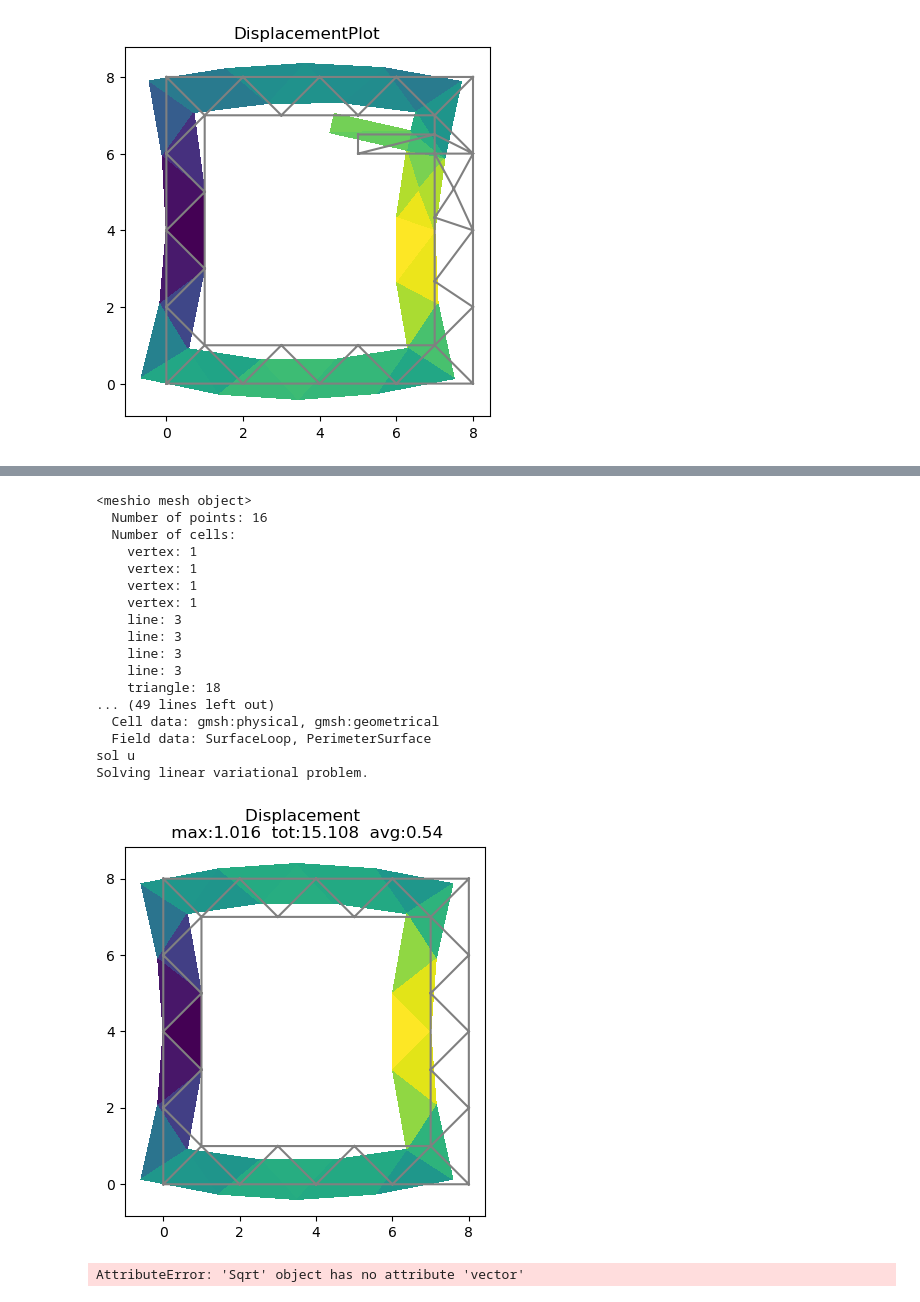
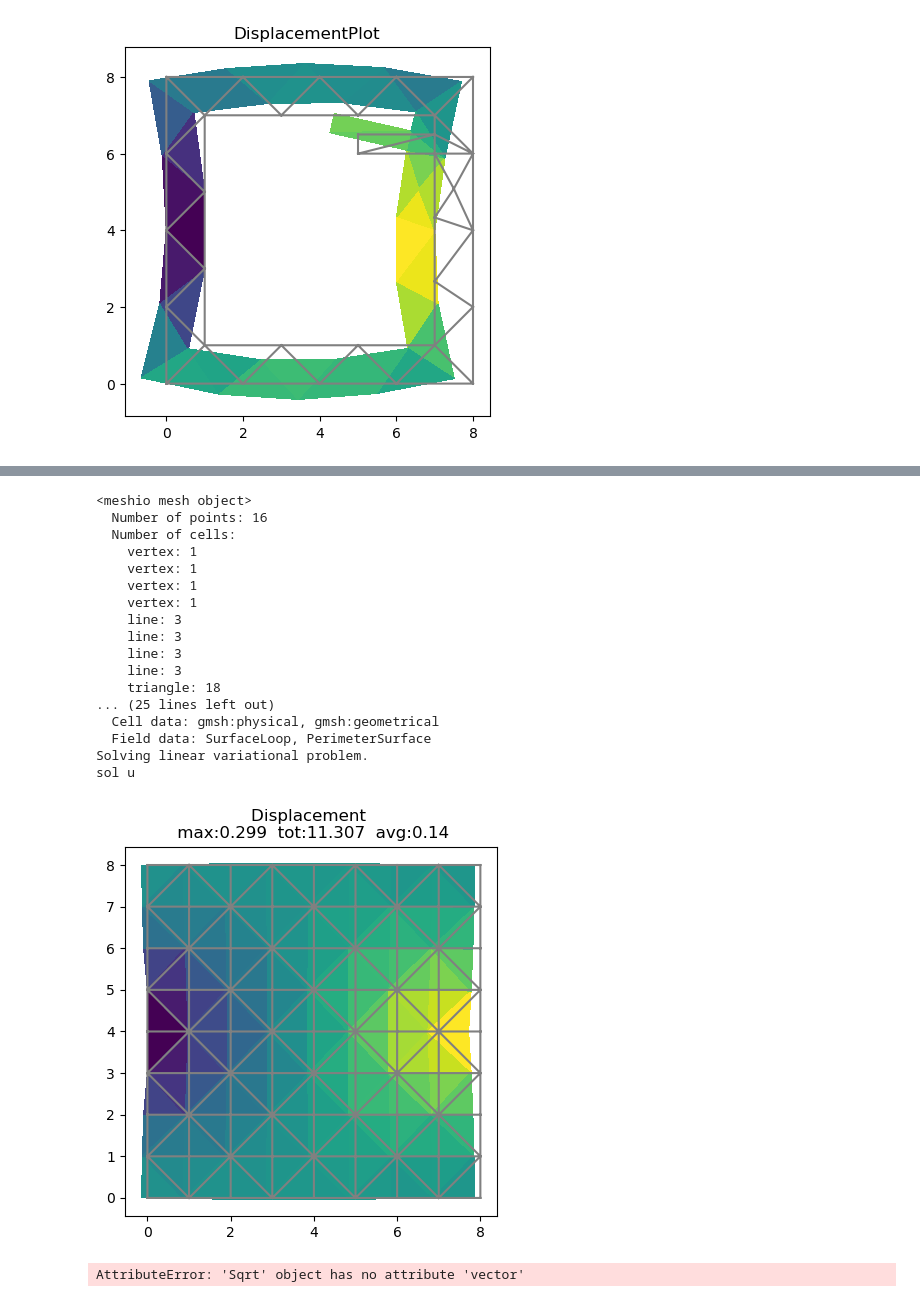
Before and after one commit to grohalex/Project2023, a Jupyter notebook: smallSquareMesh.ipynb, the cells around one changed output, grey strips where cells are left out. Cells and saved outputs as stored; diff of their text form; code cells hidden in the pictures.

Commit message:
fenics and gmsh - adjusted boundary conditions (delta)

```diff
--- a/smallSquareMesh.ipynb
+++ b/smallSquareMesh.ipynb
@@ -1377,8 +1377,8 @@ num_el = len(infill_connect)               # number of infill elements
 # --- GMSH -----------------------------------
 # creating a modifiable interior in gmsh based on the infill mesh
 infill_vec = np.random.randint(0, 2, size=num_el)  # vector of 1's and 0's if element is included
-#infill_vec = np.ones(18)
-infill_vec = np.zeros(18)
+infill_vec = np.ones(18)
+#infill_vec = np.zeros(18)
 #infill_vec = [1,1,1,1,0,0,0,0,1,1,0,0,0,0,0,0,0,0]
 #infill_vec = [0,0,0,0,0,0,0,0,1,1,0,0,0,0,0,0,0,0]
 size = 8  # physical dimension of the side
@@ -1537,26 +1537,27 @@ mu = 1
 V = VectorFunctionSpace(mesh, 'P', degree)
 
 # Define boundary conditions
-tol = 1.5
+tol = 1
 
 
 def clamped_middle(x, on_boundary): # beam is only fixed in the middle
     #return on_boundary and near(x[0], 0, tol) and near(x[1], 20, tol)#x[0] < tol
-    return on_boundary and near(x[0], 0, tol) and near(x[1], 4, tol)#x[0] < tol
+    return on_boundary and near(x[0], 0 + 0.5, tol) and near(x[1], 4, tol)#x[0] < tol
 
 
 def force_in_middle(x, on_boundary):
-    return on_boundary and near(x[0], 8, tol) and near(x[1], 4, tol)
+    return on_boundary and near(x[0], 8 - 0.5, tol) and near(x[1], 4, tol)
 
 
 # https://fenicsproject.discourse.group/t/transitioning-from-mesh-xml-to-mesh-xdmf-from-dolfin-convert-to-meshio/412/93
 
 # Boundary conditions
-bc1 = DirichletBC(V, Constant((-1, 0)), force_in_middle)
+#bc1 = DirichletBC(V, Constant((-1, 0)), force_in_middle)
 bc2 = DirichletBC(V, Constant((0, 0)), clamped_middle)
 
 # Combine dirichlet boundary conditions
-bcs = [bc1, bc2]
+#bcs = [bc1, bc2]
+bcs = [bc2]
 
 # Define strain and stress
 def epsilon(u):  # strain
@@ -1567,6 +1568,20 @@ def epsilon(u):  # strain
 def sigma(u):  # stress
     return lambda_*nabla_div(u)*Identity(d) + 2*mu*epsilon(u)
 
+class Delta(UserExpression):
+    def __init__(self, eps, x0, **kwargs):
+        self.eps = eps
+        self.x0 = x0
+        UserExpression.__init__(self, **kwargs)
+    def eval(self, values, x):
+        eps = self.eps
+        values[0] = eps/pi/(np.linalg.norm(x-self.x0)**2 + eps**2)
+        values[1] = 0
+
+    def value_shape(self): return (2, )
+
+delta = Delta(eps=1E-4, x0=np.array([7.5, 4]), degree=5)
+
 
 # Define variational problem
 u = TrialFunction(V)
@@ -1575,7 +1590,7 @@ v = TestFunction(V)
 f = Constant((0, 0))
 T = Constant((0, 0))
 a = inner(sigma(u), epsilon(v)) * dx
-L = dot(f, v) * dx + dot(T, v) * ds
+L = inner(Constant(-500) * delta, v) * dx#dot(f, v) * dx + dot(T, v) * ds
 
 # Compute solution
 u = Function(V)
@@ -1595,36 +1610,36 @@ disp_avg = disp_tot / disp_len # average displacement
 print('sol u')
 title_str = f"Displacement \n max:{round(disp_max,3)}  tot:{round(disp_tot,3)}  avg:{round(disp_avg,3)}"
 plot(u, title=title_str, mode='displacement')
 
 
 # plot Von Mises Stress
 V1 = FunctionSpace(mesh, 'P', 1)
 s = sigma(u) - (1./3) * tr(sigma(u)) * Identity(d)  # deviatoric stress
 von_Mises = sqrt(3./2 * inner(s, s))
 von_Mises = project(von_Mises, V1)
 
 max_von_Mises = von_Mises.vector().max()  # getting maximal von Mises stress
 max_to_print = round(max_von_Mises, 4)
 #plot(von_Mises, title=f"Stress intensity, max vonMis:{max_to_print}")
 # %% [output]
 <meshio mesh object>
   Number of points: 16
   Number of cells:
     vertex: 1
     vertex: 1
     vertex: 1
     vertex: 1
     line: 3
     line: 3
     line: 3
     line: 3
     triangle: 18
-... (49 lines left out)
+... (25 lines left out)
   Cell data: gmsh:physical, gmsh:geometrical
   Field data: SurfaceLoop, PerimeterSurface
+Solving linear variational problem.
 sol u
-Solving linear variational problem.
-[figure, old version]
+[figure, new version]
 # %%
 dir(u.vector())
 # %% [output]
```
